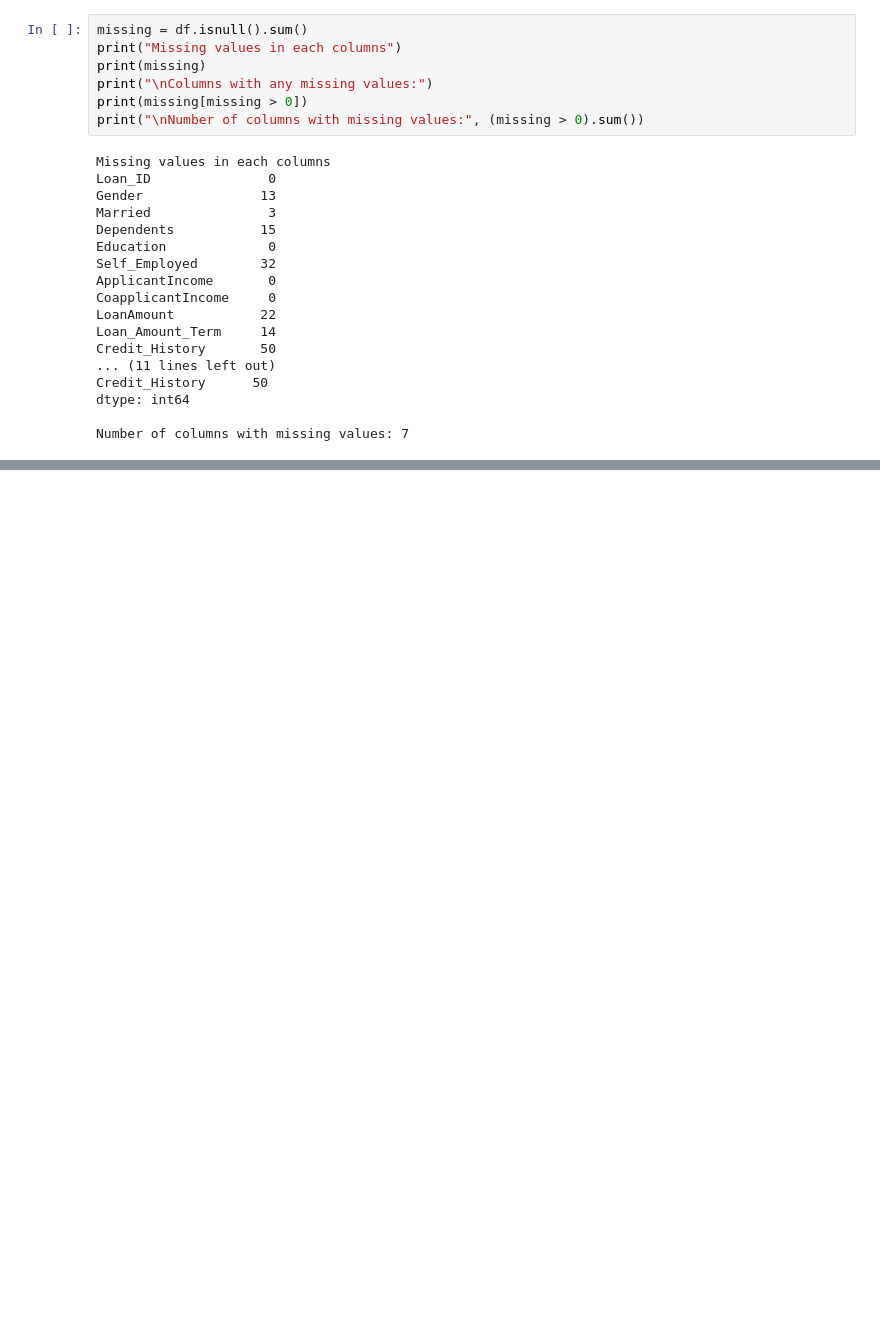
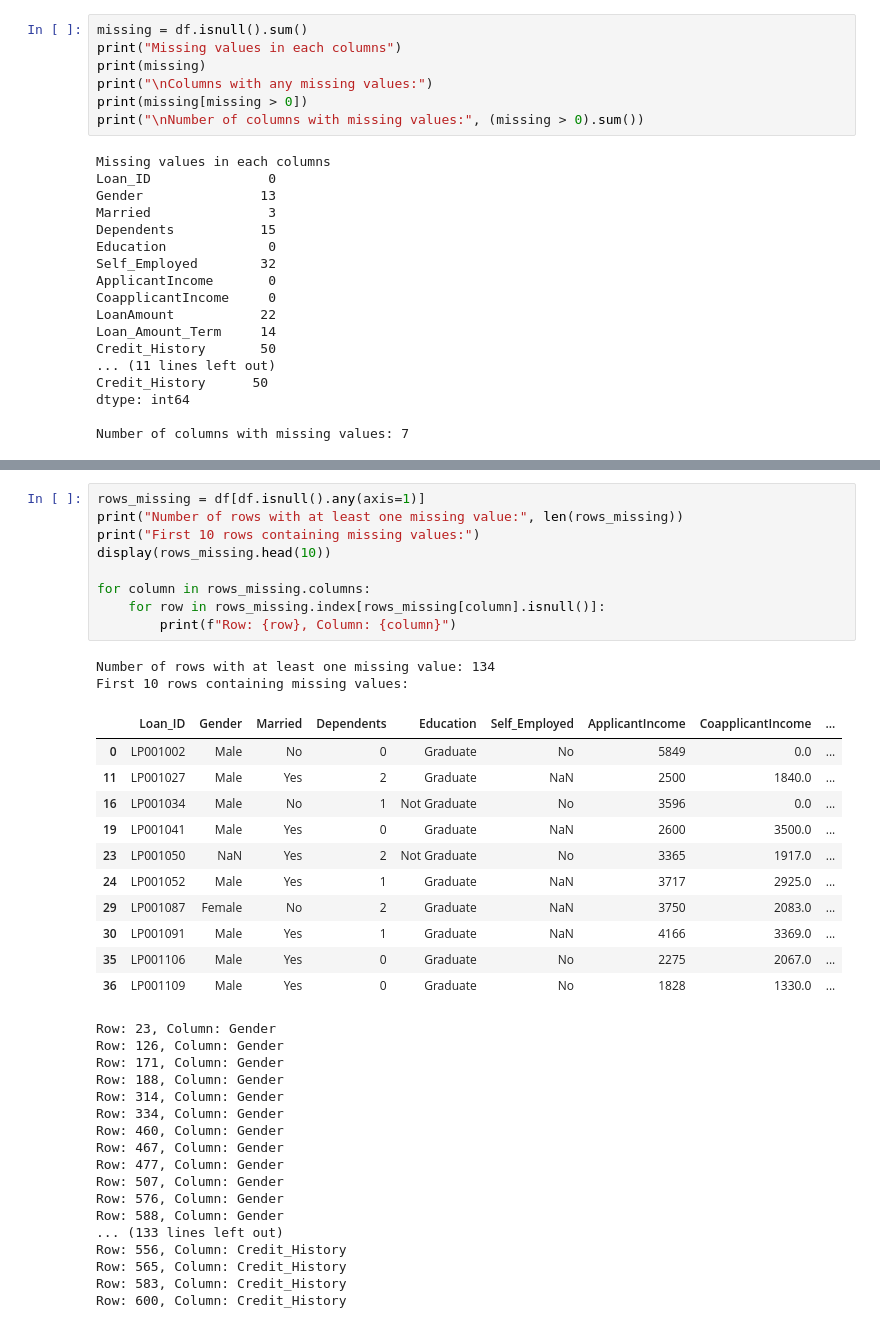
Before and after one commit to CheeHoong0402/data-science-toolkit, a Jupyter notebook: LoanPrediction.ipynb, the cells around one changed output, grey strips where cells are left out. Cells and saved outputs as stored; diff of their text form; blank space fills up the shorter version.

```diff
--- a/LoanPrediction.ipynb
+++ b/LoanPrediction.ipynb
@@ -114,0 +126,40 @@ Number of columns with missing values: 7
+# %%
+rows_missing = df[df.isnull().any(axis=1)]
+print("Number of rows with at least one missing value:", len(rows_missing))
+print("First 10 rows containing missing values:")
+display(rows_missing.head(10))
+
+for column in rows_missing.columns:
+    for row in rows_missing.index[rows_missing[column].isnull()]:
+        print(f"Row: {row}, Column: {column}")
+# %% [output]
+Number of rows with at least one missing value: 134
+First 10 rows containing missing values:
+|  | Loan_ID | Gender | Married | Dependents | Education | Self_Employed | ApplicantIncome | CoapplicantIncome | ... |
+| 0 | LP001002 | Male | No | 0 | Graduate | No | 5849 | 0.0 | ... |
+| 11 | LP001027 | Male | Yes | 2 | Graduate | NaN | 2500 | 1840.0 | ... |
+| 16 | LP001034 | Male | No | 1 | Not Graduate | No | 3596 | 0.0 | ... |
+| 19 | LP001041 | Male | Yes | 0 | Graduate | NaN | 2600 | 3500.0 | ... |
+| 23 | LP001050 | NaN | Yes | 2 | Not Graduate | No | 3365 | 1917.0 | ... |
+| 24 | LP001052 | Male | Yes | 1 | Graduate | NaN | 3717 | 2925.0 | ... |
+| 29 | LP001087 | Female | No | 2 | Graduate | NaN | 3750 | 2083.0 | ... |
+| 30 | LP001091 | Male | Yes | 1 | Graduate | NaN | 4166 | 3369.0 | ... |
+| 35 | LP001106 | Male | Yes | 0 | Graduate | No | 2275 | 2067.0 | ... |
+| 36 | LP001109 | Male | Yes | 0 | Graduate | No | 1828 | 1330.0 | ... |
+Row: 23, Column: Gender
+Row: 126, Column: Gender
+Row: 171, Column: Gender
+Row: 188, Column: Gender
+Row: 314, Column: Gender
+Row: 334, Column: Gender
+Row: 460, Column: Gender
+Row: 467, Column: Gender
+Row: 477, Column: Gender
+Row: 507, Column: Gender
+Row: 576, Column: Gender
+Row: 588, Column: Gender
+... (133 lines left out)
+Row: 556, Column: Credit_History
+Row: 565, Column: Credit_History
+Row: 583, Column: Credit_History
+Row: 600, Column: Credit_History
```
Also changed, not shown: parts of 2 cells of this notebook.
